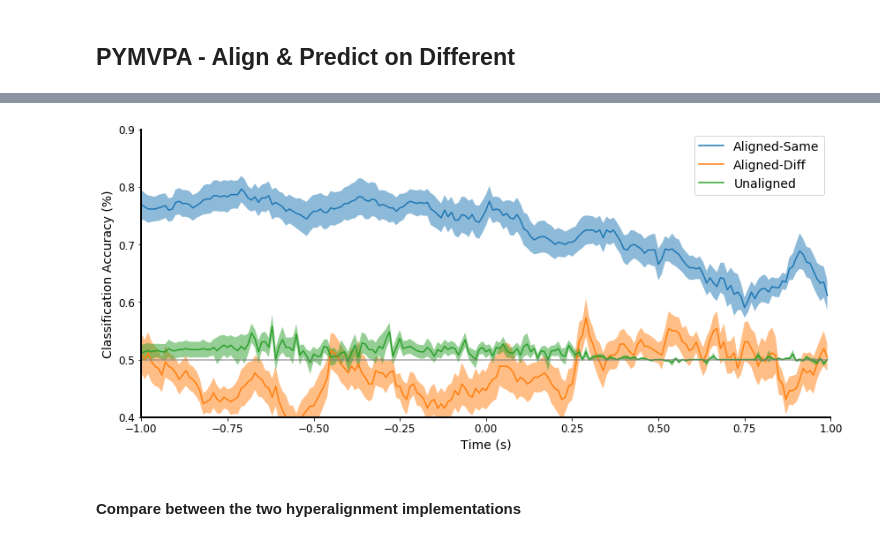
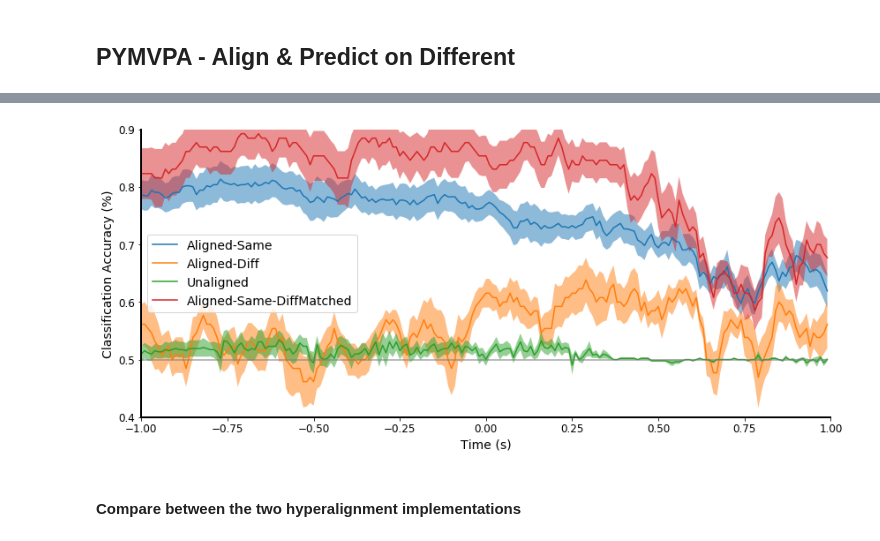
Before and after one commit to TomDonoghue/HyperEEG, a Jupyter notebook: notebooks/GroupAnalysis.ipynb, the cells around one changed output, grey strips where cells are left out. Saved outputs shown, nothing was run; the diff lists cells and outputs as text; code cells hidden in the pictures.

Commit message:
Sub sample aligned-same data to better compare effect of aligning and predicting on same data versus held out data

```diff
--- a/notebooks/GroupAnalysis.ipynb
+++ b/notebooks/GroupAnalysis.ipynb
@@ -375,6 +377,7 @@ mappers = hyper_aligner(datasets)
 aligned_datasets = []
 for dataset, mapper in zip(datasets, mappers):
     aligned_datasets.append(make_3d(mapper.forward(dataset).samples.T, N_EPOCHS))
+aligned_same_datasets = aligned_datasets
 # %%
 # Check within subject prediction of aligned data
 within_al2_scores = within_subj_classification(aligned_datasets, all_labels)
@@ -411,7 +414,9 @@ Between Subj Aligned Data:
+# %%
+ts_btwn_al_scores = time_btwn_subj_classification(aligned_same_datasets, all_labels)
 # %% [markdown]
 ## PYMVPA - Align & Predict on Different
 # %%
-n_align = 20
+n_align = 30
 n_pred = N_EPOCHS - n_align
 
 inds = list(range(N_EPOCHS))
@@ -442,0 +462,4 @@ print('# Predict: ', len(pred_inds))
+# %%
+aligned_same_predset = list(np.array(aligned_same_datasets)[:, pred_inds, :, :])
+dif_labels = [labels[pred_inds] for labels in all_labels]
+ts_btwn_al_scores_pred = time_btwn_subj_classification(aligned_same_predset, dif_labels)
@@ -483,10 +508,10 @@ Between Subj Aligned Data:
 # %%
 ts_btwn_dif_scores = time_btwn_subj_classification(aligned_datasets, dif_labels)
 # %%
-plot_results(times, [ts_btwn_al_scores, ts_btwn_dif_scores, ts_btwn_scores],
-             ['Aligned-Same', 'Aligned-Diff', 'Unaligned'])
+plot_results(times, [ts_btwn_al_scores, ts_btwn_dif_scores, ts_btwn_scores, ts_btwn_al_scores_pred],
+             ['Aligned-Same', 'Aligned-Diff', 'Unaligned', 'Aligned-Same-DiffMatched'])
 # %% [output]
-[figure, old version]
+[figure, new version]
 # %% [markdown]
 #### Compare between the two hyperalignment implementations
 # %%
```
Also changed, not shown: parts of 20 cells of this notebook.
